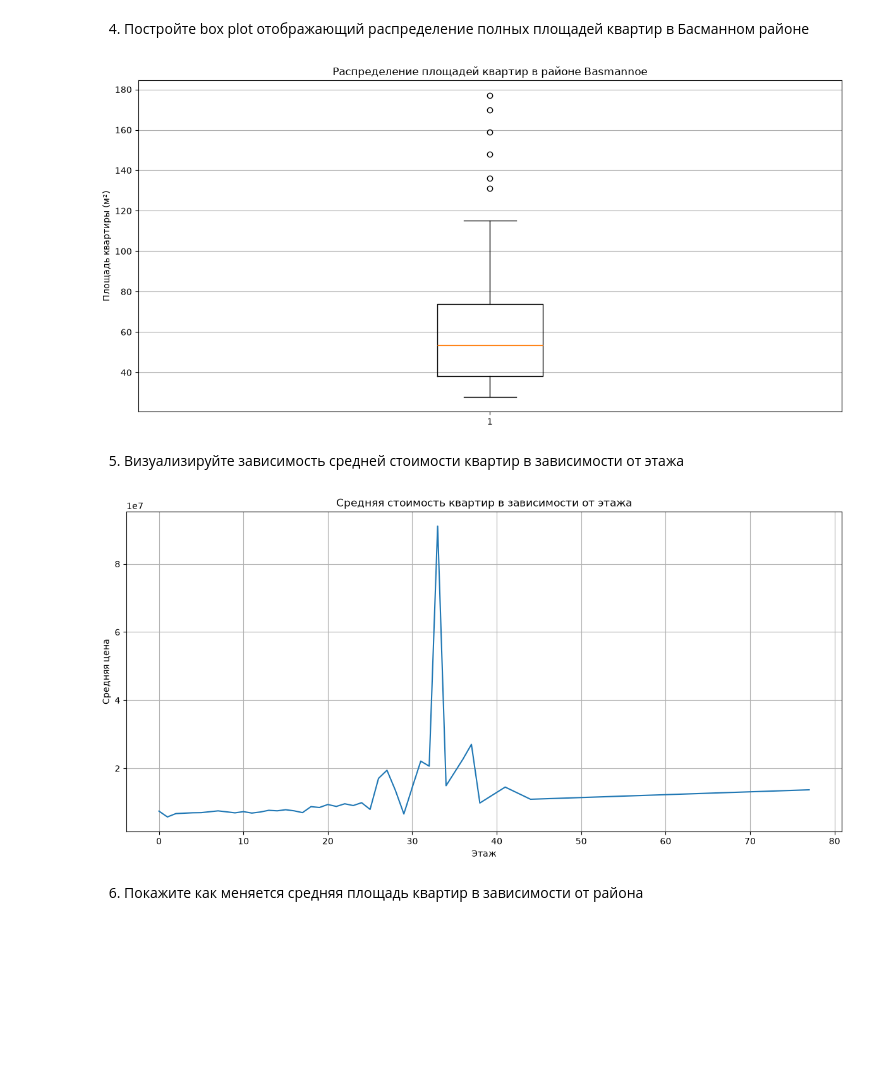
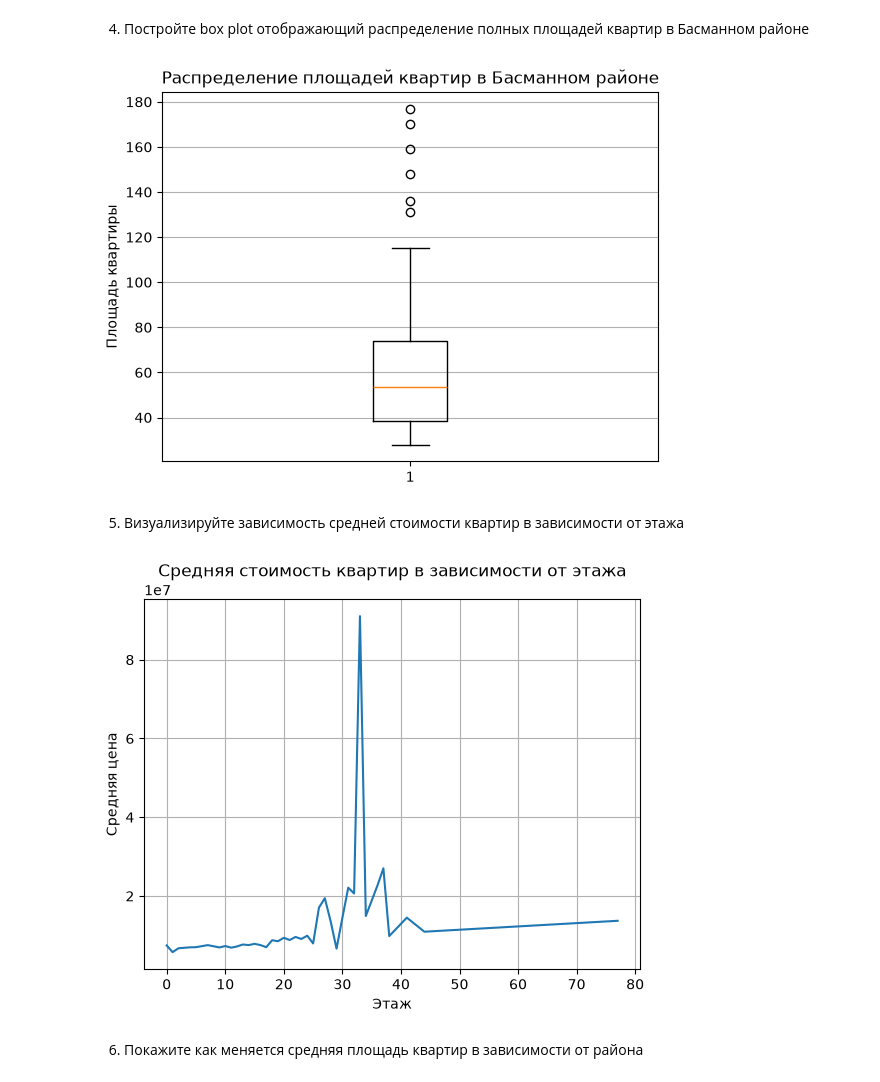
Before and after one commit to Edity/ML_hw1, a Jupyter notebook: Lab1-4.ipynb, the cells around one changed output. Drawn from its saved outputs; the diff is of its cells as text; code cells hidden in the pictures; blank space fills up the shorter version.

```diff
--- a/Lab1-4.ipynb
+++ b/Lab1-4.ipynb
@@ -310,30 +303,26 @@ plt.show()
 # %%
 area = df[df['sub_area'] == 'Basmannoe']['full_sq'].dropna()
 
 plt.boxplot(area)
+plt.title('Распределение площадей квартир в Басманном районе')
+plt.ylabel('Площадь квартиры')
+plt.grid(axis='y')
 
-plt.title('Распределение площадей квартир в Басманном районе')
-plt.ylabel('Площадь квартиры (м²)')
-plt.grid(axis='y')
-plt.tight_layout()
 plt.show()
 # %% [output]
-[figure, old version]
+[figure, new version]
 # %% [markdown]
 5. Визуализируйте зависимость средней стоимости квартир в зависимости от этажа
 # %%
-floor_price = df.groupby('floor')['price_doc'].mean().dropna()
-
-plt.plot(floor_price.index, floor_price.values)
-
+floorp = df.groupby('floor')['price_doc'].mean().dropna()
+plt.plot(floorp.index, floorp.values)
 plt.title('Средняя стоимость квартир в зависимости от этажа')
 plt.xlabel('Этаж')
 plt.ylabel('Средняя цена')
 plt.grid()
-plt.tight_layout()
 plt.show()
 # %% [output]
-[figure, old version]
+[figure, new version]
 # %% [markdown]
 6. Покажите как меняется средняя площадь квартир в зависимости от района
 # %%
```
Also changed, not shown: parts of 8 cells of this notebook.
